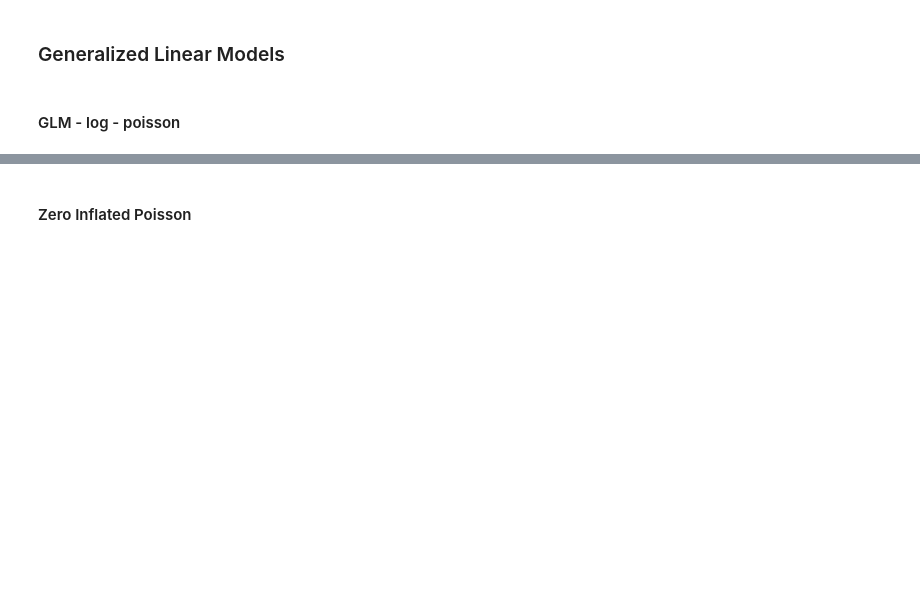
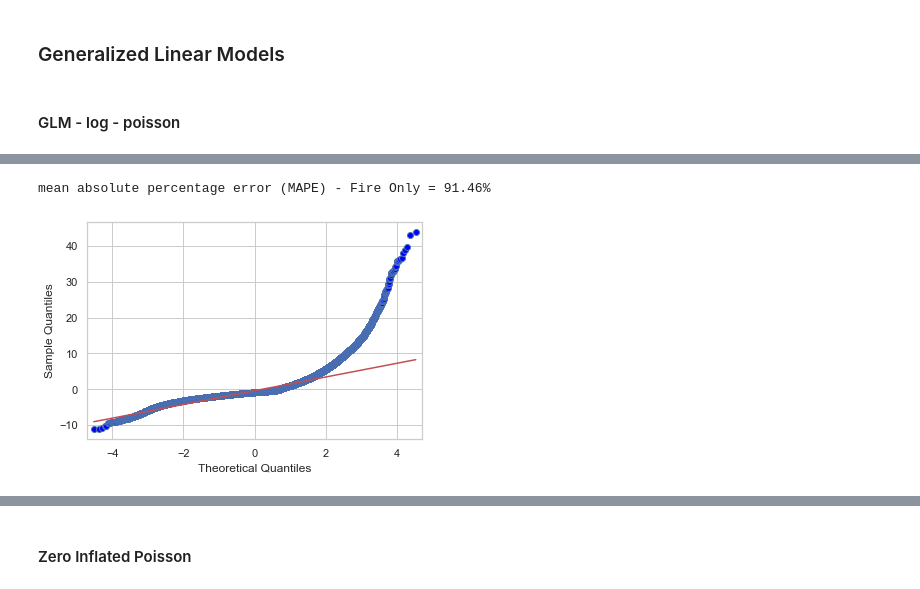
Before and after one commit to MegaCookies88/Data-Challenge-Wildfires, a Jupyter notebook: wildfires.ipynb, the cells around one changed output, grey strips where cells are left out. Cells and saved outputs as stored; diff of their text form; code cells hidden in the pictures; blank space fills up the shorter version.

```diff
--- a/wildfires.ipynb
+++ b/wildfires.ipynb
@@ -285,7 +285,8 @@ sns.lineplot(data=df[['CNT','BA']]);
 9. Evaporation (of water) (m)
 10. Precipitation (m)
 # %%
-data[['altiMean', 'altiSD', 'clim1', 'clim2', 'clim3', 'clim4', 'clim5', 'clim6', 'clim7', 'clim8','clim9', 'clim10']]
+clim_labels = ['altiMean', 'altiSD', 'clim1', 'clim2', 'clim3', 'clim4', 'clim5', 'clim6', 'clim7', 'clim8','clim9', 'clim10']
+data[clim_labels]
 # %% [output]
 |  | altiMean | altiSD | clim1 | clim2 | clim3 | clim4 | clim5 | clim6 | clim7 | clim8 | clim9 | ... |
 | 0 | 326.264038 | 7.642085 | 0.222032 | 0.166899 | 265.457680 | 268.867126 | -0.005898 | 9.187450e+06 | -5231370.50 | 97849.906250 | -0.000340 | ... |
@@ -476,3 +481,20 @@ from sklearn.metrics import confusion_matrix, classification_report
 from statsmodels.gam.api import GLMGam, BSplines
 # %% [markdown]
 #### GLM - log - poisson
+# %%
+# ALL LABELS USED
+labels = land_labels + clim_labels + ['month']
+
+# Splitting data to train/test
+X_train, X_test, y_train, y_test = train_test_split(data[labels], data[['CNT']], test_size=0.3, random_state=42)
+X_train = pd.DataFrame(scaler.fit_transform(X_train), columns=X_train.columns, index=X_train.index)
+X_test = pd.DataFrame(scaler.fit_transform(X_test), columns=X_test.columns, index=X_test.index)
+
+# Fitting the model
+model = sm.GLM(endog = y_train,
+               exog = X_train,
+               family = sm.families.Poisson())
+
+# Model summary
+results = model.fit()
+print(results.summary())
@@ -479,3 +519,16 @@ from statsmodels.gam.api import GLMGam, BSplines
+# %%
+prediction = pd.concat([pd.DataFrame(results.predict(X_test), columns=['pCNT'], index=y_test.index), y_test], axis=1)
+fire_error = (np.abs(prediction[prediction.CNT>0].CNT-prediction[prediction.CNT>0].pCNT)/prediction[prediction.CNT>0].CNT).mean()
+
+print('mean absolute percentage error (MAPE) - Fire Only = %2.2f%%' % (100*fire_error))
+# %% [output]
+mean absolute percentage error (MAPE) - Fire Only = 91.46%
+# %%
+## QQ-Plot Residuals
+fig = sm.qqplot(results.resid_deviance, line='r')
+plt.show()
+# %% [output]
+[figure, added]
 # %%
 # Labels in the data used
 labels = ['month','wind','altiMean','clim4','clim9','clim10','lc11','lc15','lc16']
```
Also changed, not shown: parts of 18 cells of this notebook.
